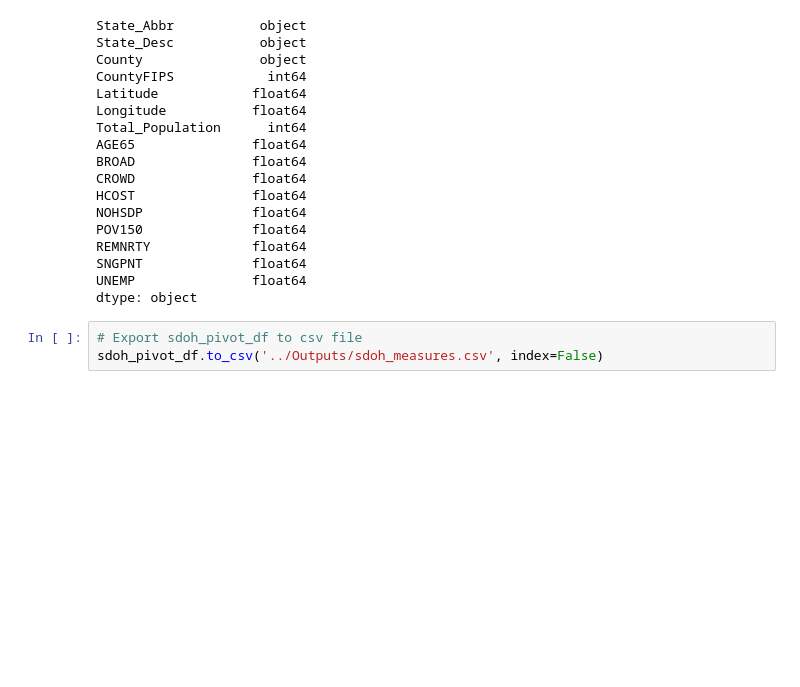
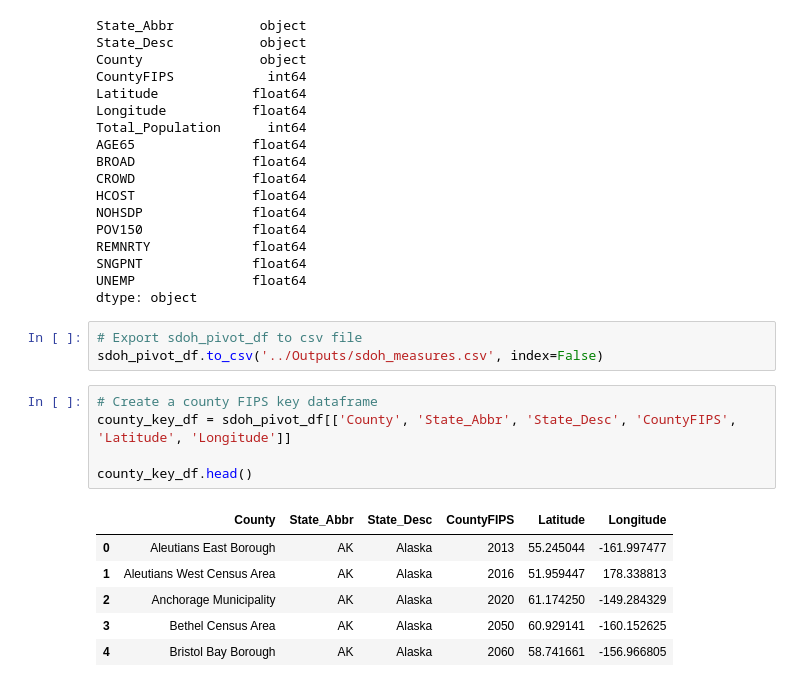
Before and after one commit to EricCroston/Physical_Social_Health_Predictors, a Jupyter notebook: Data_Cleaning_Notebooks/sdoh_measures_cleanup.ipynb, the cells around one changed output. Drawn from its saved outputs; the diff is of its cells as text; blank space fills up the shorter version.

```diff
--- a/Data_Cleaning_Notebooks/sdoh_measures_cleanup.ipynb
+++ b/Data_Cleaning_Notebooks/sdoh_measures_cleanup.ipynb
@@ -223,3 +223,15 @@ dtype: object
 # %%
 # Export sdoh_pivot_df to csv file
 sdoh_pivot_df.to_csv('../Outputs/sdoh_measures.csv', index=False)
+# %%
+# Create a county FIPS key dataframe
+county_key_df = sdoh_pivot_df[['County', 'State_Abbr', 'State_Desc', 'CountyFIPS', 'Latitude', 'Longitude']]
+
+county_key_df.head()
+# %% [output]
+|  | County | State_Abbr | State_Desc | CountyFIPS | Latitude | Longitude |
+| 0 | Aleutians East Borough | AK | Alaska | 2013 | 55.245044 | -161.997477 |
+| 1 | Aleutians West Census Area | AK | Alaska | 2016 | 51.959447 | 178.338813 |
+| 2 | Anchorage Municipality | AK | Alaska | 2020 | 61.174250 | -149.284329 |
+| 3 | Bethel Census Area | AK | Alaska | 2050 | 60.929141 | -160.152625 |
+| 4 | Bristol Bay Borough | AK | Alaska | 2060 | 58.741661 | -156.966805 |
```
Also changed, not shown: parts of 3 cells of this notebook, 3 other files.
